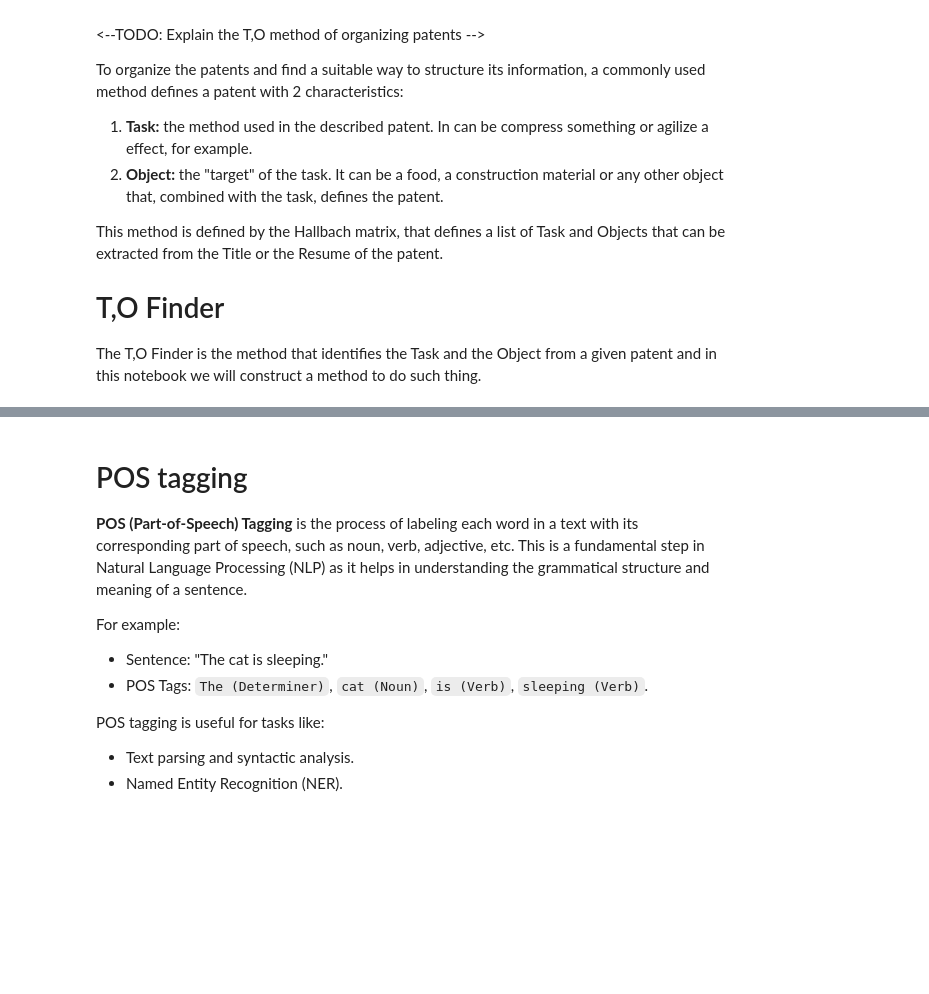
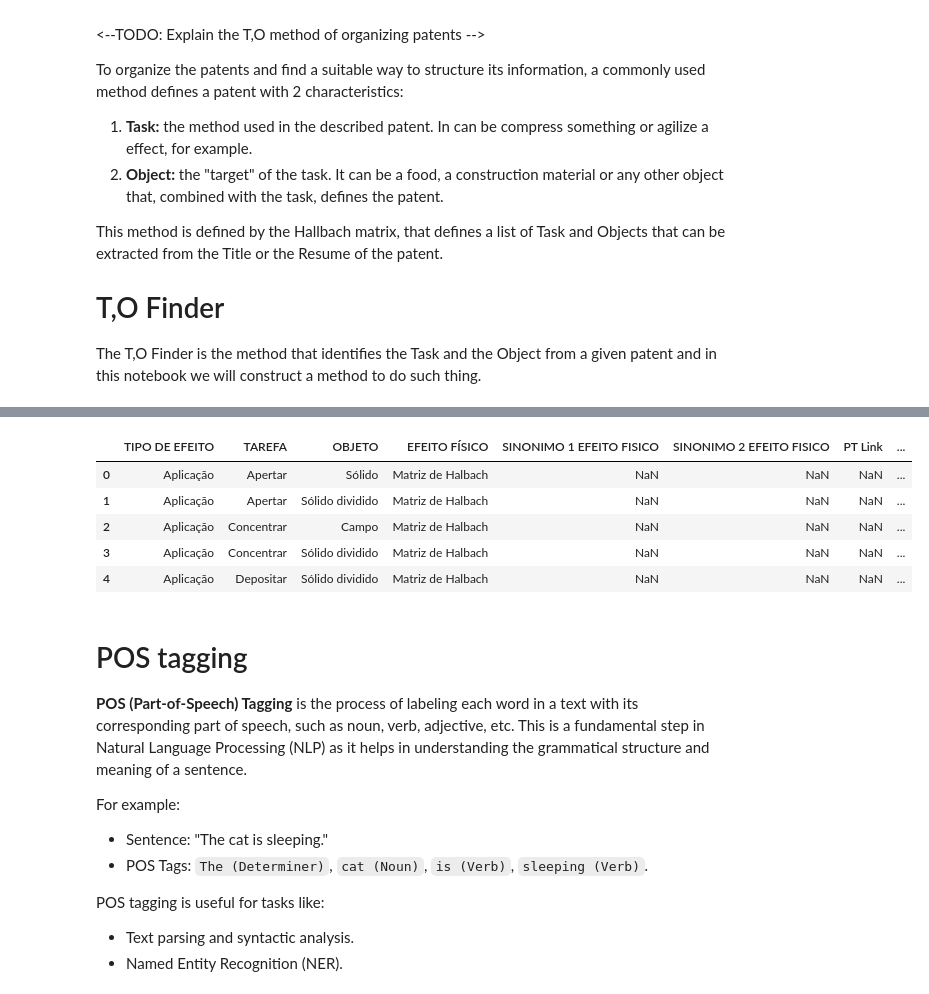
Before and after one commit to PatrickLdA/patent-ai-project, a Jupyter notebook: notebooks/experiments/to_finder.ipynb, the cells around one changed output, grey strips where cells are left out. Saved outputs shown, nothing was run; the diff lists cells and outputs as text; code cells hidden in the pictures; blank space fills up the shorter version.

```diff
--- a/notebooks/experiments/to_finder.ipynb
+++ b/notebooks/experiments/to_finder.ipynb
@@ -28,6 +29,16 @@ df.head()
 | 2 | BR 11 2021 016947 4 | 02/03/2020 | ANTICORPOS QUE RECONHECEM TAU | C07K 16/18 | https://busca.inpi.gov.br/pePI/se... | ANTICORPOS QUE RECONHECEM TAU. A ... | C07K 16/18 ; G01N 33/68 | anticorpo reconhecer tau | ... |
 | 3 | BR 10 2020 004169 0 | 02/03/2020 | AQUECEDOR DE AR A LENHA COM DUPLA... | F24H 3/00 | https://busca.inpi.gov.br/pePI/se... | AQUECEDOR DE AR A LENHA COM DUPLA... | F24H 3/008 ; F24H 4/06 | aquecedor ar lenha dupla exaustao... | ... |
 | 4 | BR 11 2021 006234 3 | 02/03/2020 | BIBLIOTECAS DE CÉLULAS ÚNICAS E N... | C12N 15/10 | https://busca.inpi.gov.br/pePI/se... | BIBLIOTECAS DE CÉLULAS ÚNICAS E N... | C12N 15/10 | biblioteca celula unico nucleo un... | ... |
+# %%
+df_match = pd.read_csv("../../data/processed/base_efeitos_físicos_publicada_lemmatized.csv")
+df_match.head()
+# %% [output]
+|  | TIPO DE EFEITO | TAREFA | OBJETO | EFEITO FÍSICO | SINONIMO 1 EFEITO FISICO | SINONIMO 2 EFEITO FISICO | PT Link | ... |
+| 0 | Aplicação | Apertar | Sólido | Matriz de Halbach | NaN | NaN | NaN | ... |
+| 1 | Aplicação | Apertar | Sólido dividido | Matriz de Halbach | NaN | NaN | NaN | ... |
+| 2 | Aplicação | Concentrar | Campo | Matriz de Halbach | NaN | NaN | NaN | ... |
+| 3 | Aplicação | Concentrar | Sólido dividido | Matriz de Halbach | NaN | NaN | NaN | ... |
+| 4 | Aplicação | Depositar | Sólido dividido | Matriz de Halbach | NaN | NaN | NaN | ... |
 # %% [markdown]
 # POS tagging
 **POS (Part-of-Speech) Tagging** is the process of labeling each word in a text with its corresponding part of speech, such as noun, verb, adjective, etc. This is a fundamental step in Natural Language Processing (NLP) as it helps in understanding the grammatical structure and meaning of a sentence.
```
Also changed, not shown: parts of 8 cells of this notebook, 4 other files.
